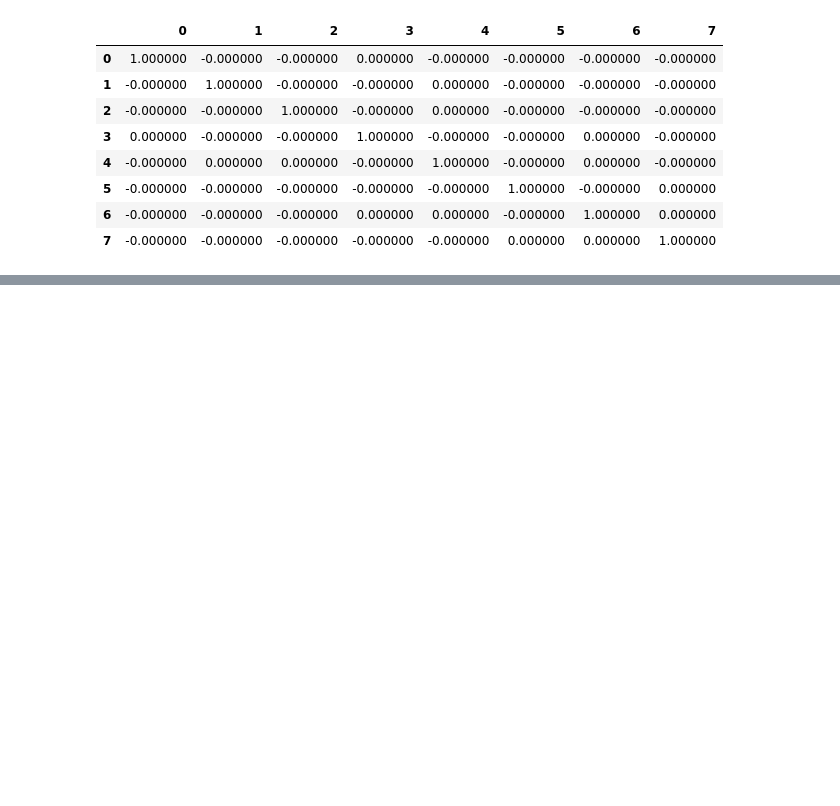
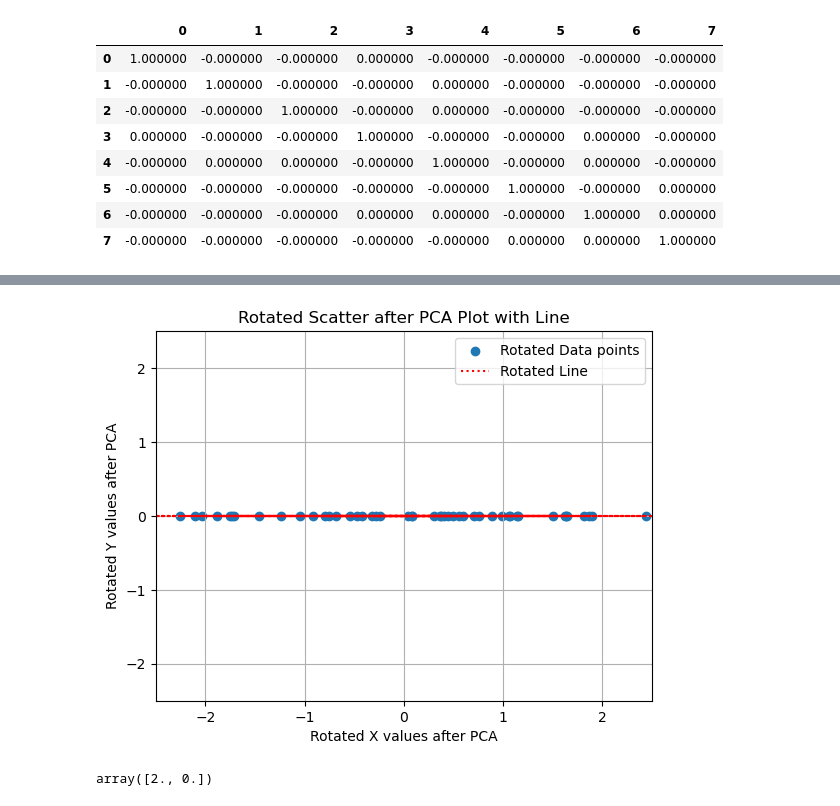
Before and after one commit to moh-C/ML_From_Scratch, a Jupyter notebook: PCAFromScratch.ipynb, the cells around one changed output, grey strips where cells are left out. Saved outputs shown, nothing was run; the diff lists cells and outputs as text; code cells hidden in the pictures; blank space fills up the shorter version.

```diff
--- a/PCAFromScratch.ipynb
+++ b/PCAFromScratch.ipynb
@@ -312,0 +364,34 @@ df.corr().style.background_gradient(cmap="coolwarm")
+# %%
+customPCA2 = PCATransformer(n_components=2)
+customPCA2.fit(rotated_random_data)
+rotated_random_data_transformed = customPCA2.transform(rotated_random_data)
+# %%
+scatter = plt.scatter(
+    rotated_random_data_transformed[:, 0],
+    rotated_random_data_transformed[:, 1],
+    label='Rotated Data points'
+)
+line, = plt.plot(
+    rotated_random_data_transformed[:, 0],
+    rotated_random_data_transformed[:, 1],
+    'r:',
+    label='Rotated Line'
+)
+
+plt.xlim([-2.5, 2.5])
+plt.ylim([-2.5, 2.5])
+
+plt.title('Rotated Scatter after PCA Plot with Line')
+plt.xlabel('Rotated X values after PCA')
+plt.ylabel('Rotated Y values after PCA')
+
+
+plt.legend(handles=[scatter, line])
+plt.grid()
+plt.show()
+# %% [output]
+[figure, added]
+# %%
+customPCA2.eigenvalues_
+# %% [output]
+array([2., 0.])
```
Also changed, not shown: parts of 8 cells of this notebook.
